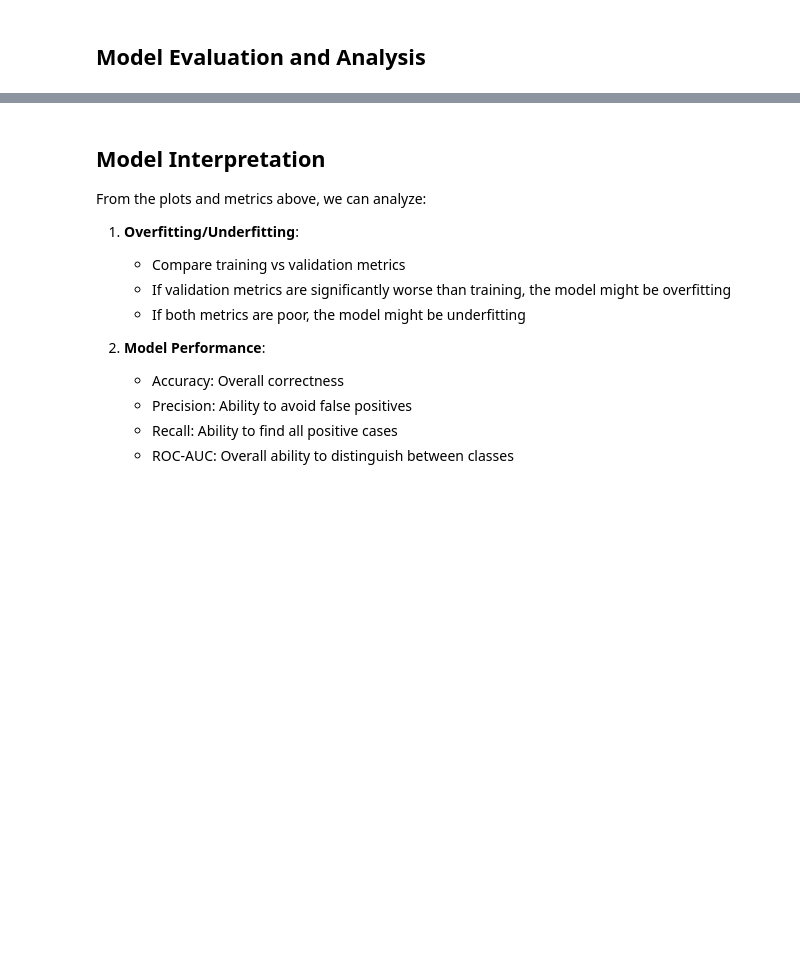
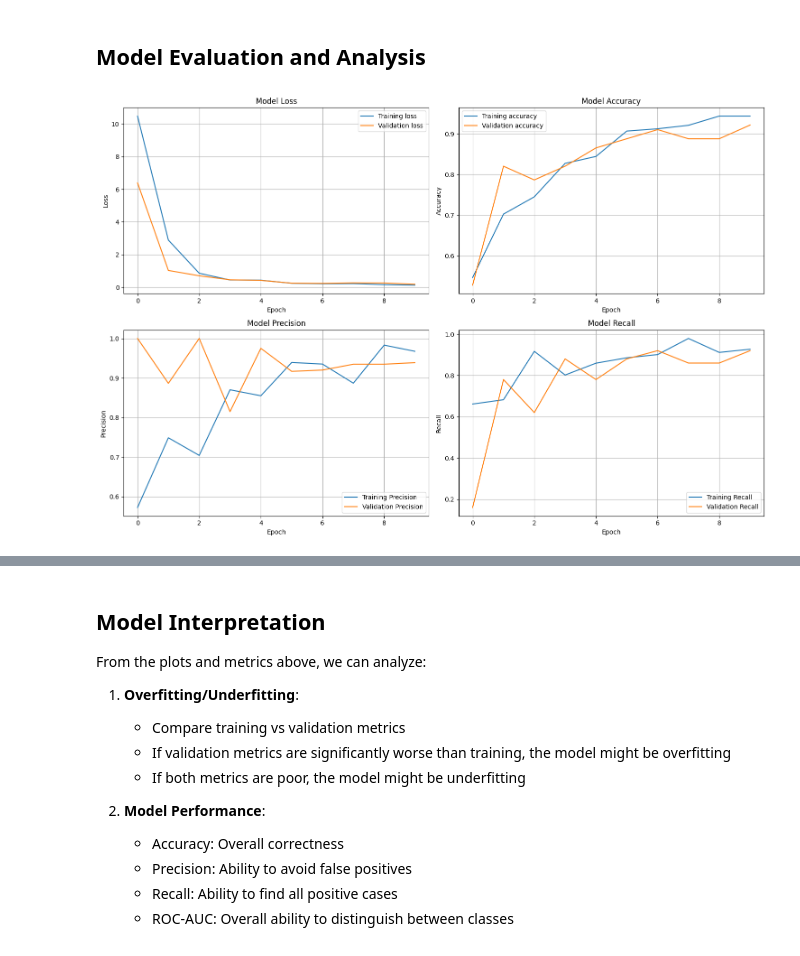
Before and after one commit to hirajya/CCDEPLRL_PROJECT_COM222, a Jupyter notebook: bruise_detection_cnn.ipynb, the cells around one changed output, grey strips where cells are left out. Drawn from its saved outputs; the diff is of its cells as text; code cells hidden in the pictures; blank space fills up the shorter version.

```diff
--- a/bruise_detection_cnn.ipynb
+++ b/bruise_detection_cnn.ipynb
@@ -115,26 +176,28 @@ history = model.fit(
 ## Model Evaluation and Analysis
 # %%
 def plot_training_history(history):
-    metrics = ['loss', 'accuracy', 'precision', 'recall']
+    metrics = ['loss', 'accuracy', 'Precision', 'Recall']
     fig, axes = plt.subplots(2, 2, figsize=(15, 10))
 
     for idx, metric in enumerate(metrics):
         row = idx // 2
         col = idx % 2
 
         axes[row, col].plot(history.history[metric], label=f'Training {metric}')
         axes[row, col].plot(history.history[f'val_{metric}'], label=f'Validation {metric}')
         axes[row, col].set_title(f'Model {metric.capitalize()}')
         axes[row, col].set_xlabel('Epoch')
         axes[row, col].set_ylabel(metric.capitalize())
         axes[row, col].legend()
         axes[row, col].grid(True)
 
     plt.tight_layout()
     plt.show()
 
 # Plot training history
 plot_training_history(history)
+# %% [output]
+[figure, added]
 # %%
 # Make predictions on test set
 y_pred_prob = model.predict(X_test)
```
Also changed, not shown: parts of 7 cells of this notebook.
